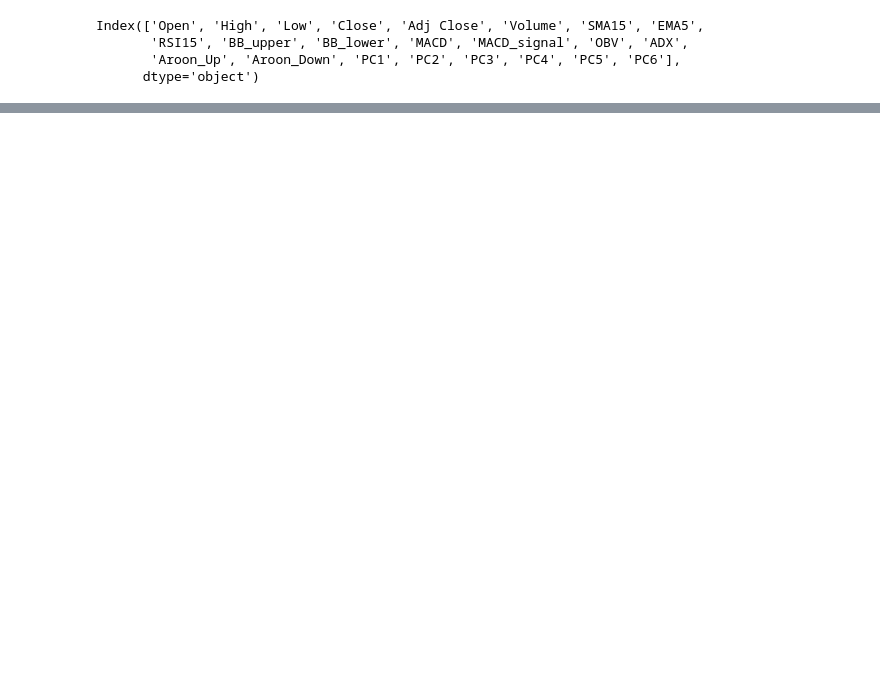
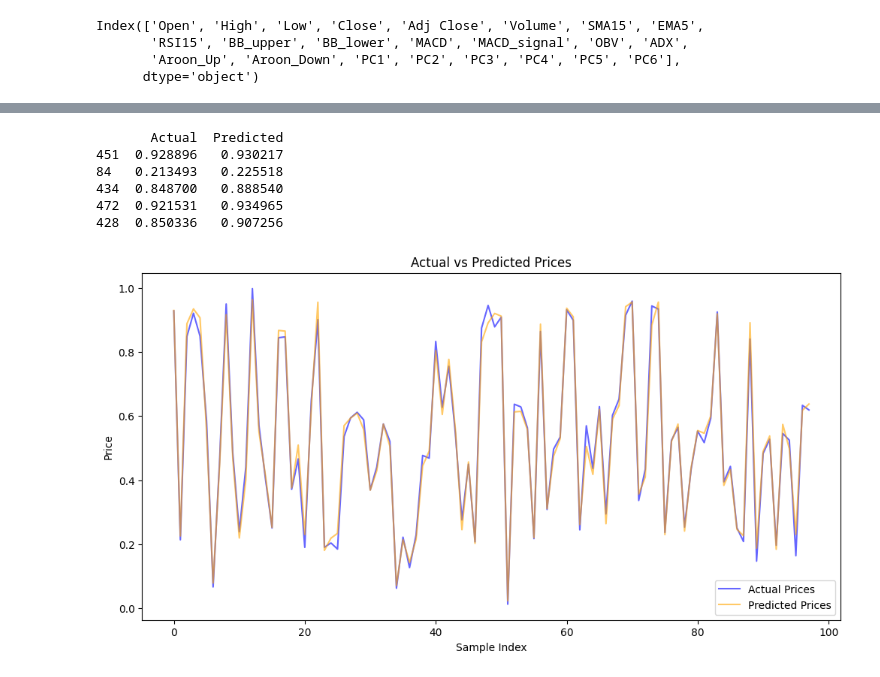
Before and after one commit to Nishchaypat/StockTrack-Database-ML, a Jupyter notebook: Data-Collection/data_collection.ipynb, the cells around one changed output, grey strips where cells are left out. Cells and saved outputs as stored; diff of their text form; code cells hidden in the pictures; blank space fills up the shorter version.

Commit message:
Label created

```diff
--- a/Data-Collection/data_collection.ipynb
+++ b/Data-Collection/data_collection.ipynb
@@ -179,5 +179,3 @@ data
 | 2024-10-17 | 0.972391 | 0.966825 | 0.968227 | 0.974086 | 0.974358 | 0.122384 | 1.941657 | 1.981044 | 0.283383 | 2.211370 | 1.753458 | ... |
 | 2024-10-18 | 0.997284 | 0.988060 | 1.000000 | 1.000000 | 1.000000 | 0.254472 | 1.960893 | 2.029196 | 0.569561 | 2.206054 | 1.777405 | ... |
 491 rows × 17 columns
-# %%
-data = data.drop(columns=["Date"])
@@ -286,16 +283,16 @@ from sklearn.metrics import mean_squared_error
 # results_df = pd.DataFrame(...)  # Your DataFrame with all the columns
 
 # Step 1: Create Regression Labels
-results_df['Target'] = results_df['Close'].shift(-1)  # Predicting the next day's closing price
-results_df.dropna(inplace=True)  # Drop rows with NaN values resulting from the shift
+result_df['Target'] = result_df['Close'].shift(-1)  # Predicting the next day's closing price
+result_df.dropna(inplace=True)  # Drop rows with NaN values resulting from the shift
 
 # Step 2: Select Principal Components Only
 # Assuming your principal components are named 'PC1', 'PC2', etc.
 pc_columns = ['PC1', 'PC2', 'PC3', 'PC4', 'PC5', 'PC6']
-X = results_df[pc_columns]
+X = result_df[pc_columns]
 
 # Step 3: Prepare your labels
-y = results_df['Target']
+y = result_df['Target']
 
 # Split the data into training and testing sets
 X_train, X_test, y_train, y_test = train_test_split(X, y, test_size=0.2, random_state=42)
@@ -314,0 +332,38 @@ NameError: name 'results_df' is not defined
+# %%
+import pandas as pd
+
+# Assuming you already have y_test (actual prices) and y_pred (predicted prices)
+
+# Create a DataFrame to compare actual vs predicted prices
+results = pd.DataFrame({
+    'Actual': y_test,
+    'Predicted': y_pred
+})
+
+# Print the first few rows of the results
+print(results.head())
+
+# Optionally, print the entire DataFrame
+# If the dataset is large, you may want to just print specific rows or summary statistics
+# print(results)
+# %% [output]
+       Actual  Predicted
+451  0.928896   0.930217
+84   0.213493   0.225518
+434  0.848700   0.888540
+472  0.921531   0.934965
+428  0.850336   0.907256
+# %%
+import matplotlib.pyplot as plt
+
+# Plotting actual vs predicted prices
+plt.figure(figsize=(12, 6))
+plt.plot(y_test.values, label='Actual Prices', color='blue', alpha=0.6)
+plt.plot(y_pred, label='Predicted Prices', color='orange', alpha=0.6)
+plt.title('Actual vs Predicted Prices')
+plt.xlabel('Sample Index')
+plt.ylabel('Price')
+plt.legend()
+plt.show()
+# %% [output]
+[figure, added]
```
Also changed, not shown: parts of 12 cells of this notebook, 2 other files.
